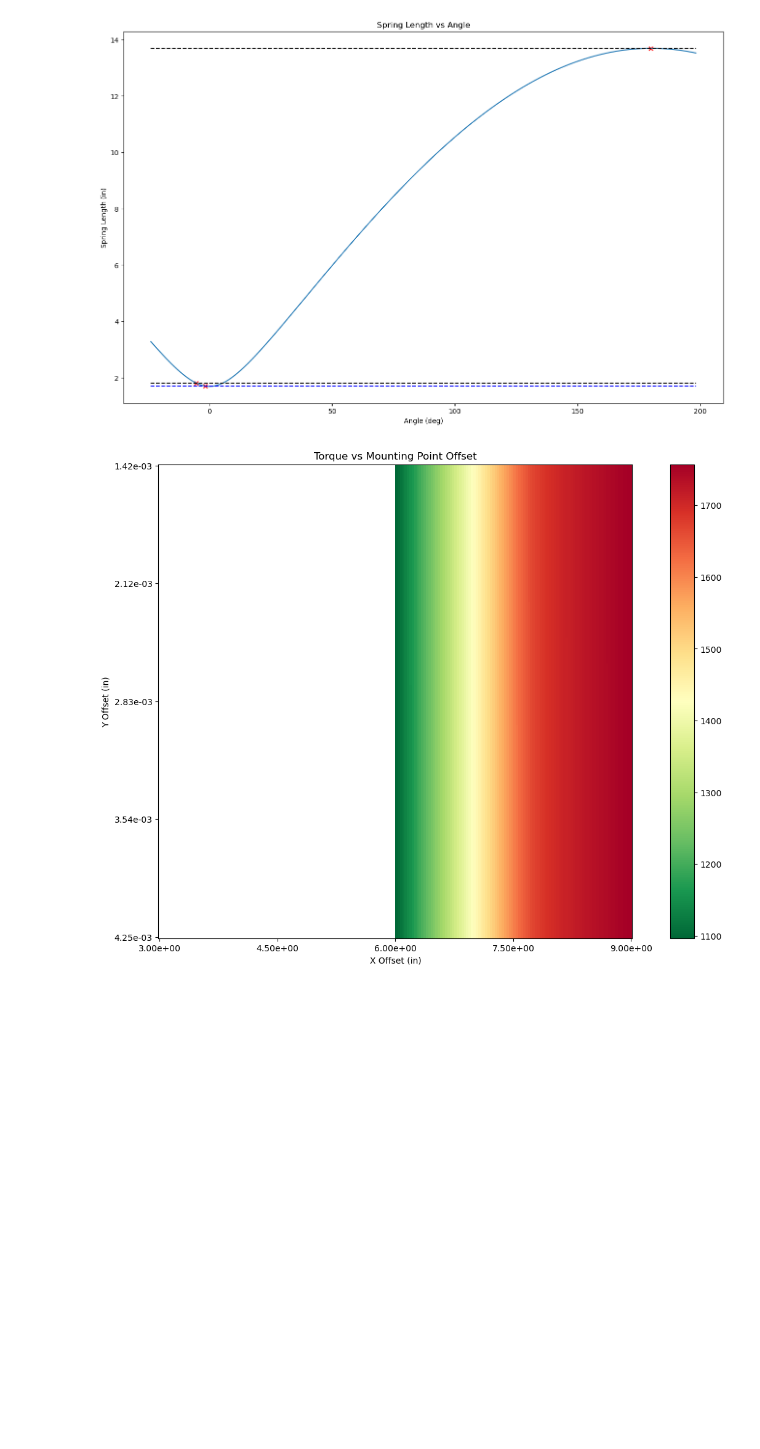
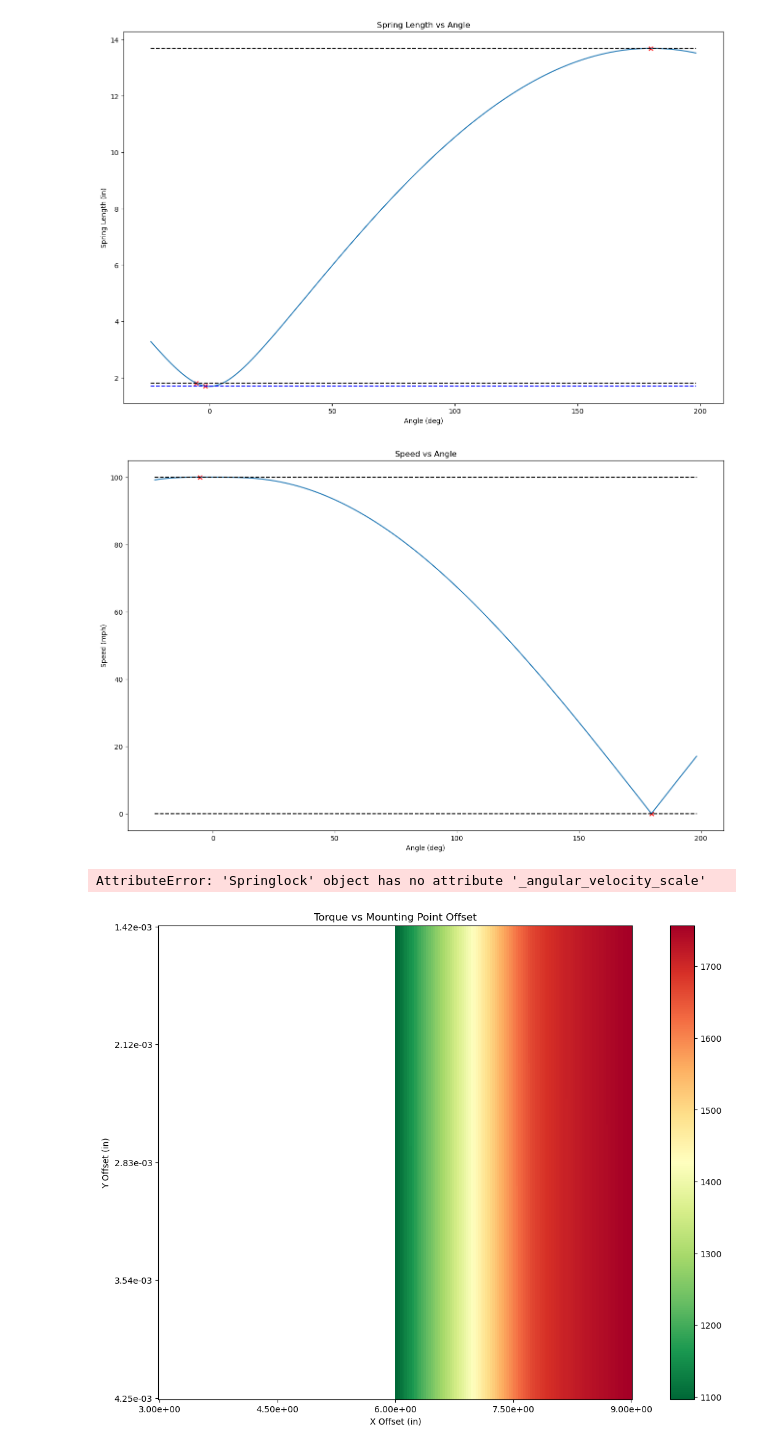
Before and after one commit to tux2603/emu, a Jupyter notebook: tools/weapon_optimizer.ipynb, the cells around one changed output. Cells and saved outputs as stored; diff of their text form; code cells hidden in the pictures; blank space fills up the shorter version.

```diff
--- a/tools/weapon_optimizer.ipynb
+++ b/tools/weapon_optimizer.ipynb
@@ -830,6 +881,45 @@ plt.gcf().set_size_inches(16, 10)
 plt.show()
 # %% [output]
 [figure]
+# %%
+# Plot the speed vs angle from the release angle to the impact angle with a 10% margin on either side
+margin = 0.1 * (springlock.impact_angle - springlock.release_angle)
+angles = np.linspace(springlock.impact_angle + margin, springlock.release_angle - margin, 1000)
+speeds = [springlock.speed(angle) for angle in angles]
+
+plt.plot(angles, speeds)
+plt.scatter([springlock.release_angle, springlock.impact_angle], [springlock.speed(springlock.release_angle), springlock.speed(springlock.impact_angle)], marker='x', color='red')
+plt.plot([min(angles), max(angles)], [springlock.speed(springlock.release_angle), springlock.speed(springlock.release_angle)], color='black', linestyle='--')
+plt.plot([min(angles), max(angles)], [springlock.speed(springlock.impact_angle), springlock.speed(springlock.impact_angle)], color='black', linestyle='--')
+plt.xlabel(f'Angle ({springlock.angle_units})')
+plt.ylabel(f'Speed ({springlock.speed_units})')
+plt.title('Speed vs Angle')
+plt.gcf().set_size_inches(16, 10)
+plt.show()
+# %% [output]
+[figure, added]
+# %%
+# Plot the time to reach an angle based on the angular velocity function
+margin = 0.1 * (springlock.impact_angle - springlock.release_angle)
+angles = np.linspace(springlock.impact_angle + margin, springlock.release_angle - margin, 1000)
+angular_velocities = [springlock.angular_velocity(angle) for angle in angles]
+times = np.zeros(len(angles))
+
+# Use trapazoidal approximation to fill out the times array
+for i in range(1, len(angles)):
+    times[i] = times[i - 1] + (angles[i] - angles[i - 1]) / (angular_velocities[i] + angular_velocities[i - 1])
+
+plt.plot(angles, times)
+plt.scatter([springlock.release_angle, springlock.impact_angle], [0, springlock.time_to_impact], marker='x', color='red')
+plt.plot([min(angles), max(angles)], [0, 0], color='black', linestyle='--')
+plt.plot([min(angles), max(angles)], [max(times), max(times)], color='black', linestyle='--')
+plt.xlabel(f'Angle ({springlock.angle_units})')
+plt.ylabel(f'Time ({springlock.time_units})')
+plt.title('Time vs Angle')
+plt.gcf().set_size_inches(16, 10)
+plt.show()
+# %% [output]
+AttributeError: 'Springlock' object has no attribute '_angular_velocity_scale'
 # %%
 # Plot a heat map of the torque as the x and y mounting points vary tp +/- 10% of the calculated optimimum
 
```
Also changed, not shown: parts of 5 cells of this notebook.
